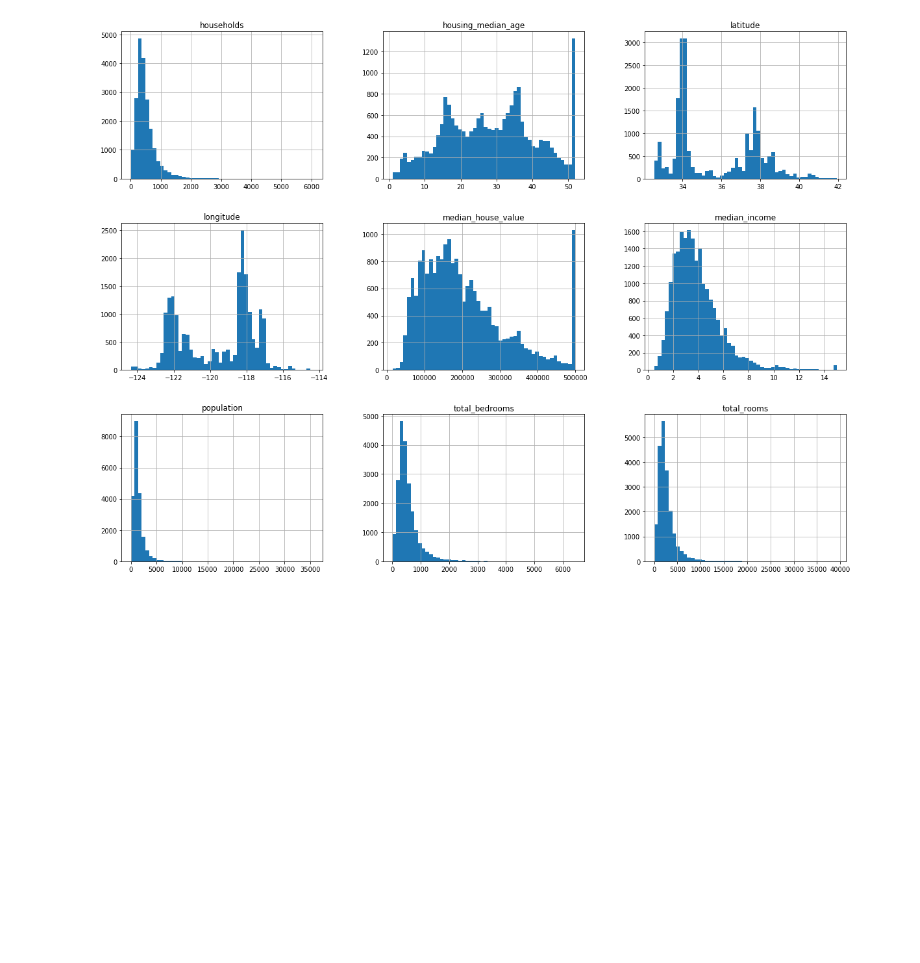
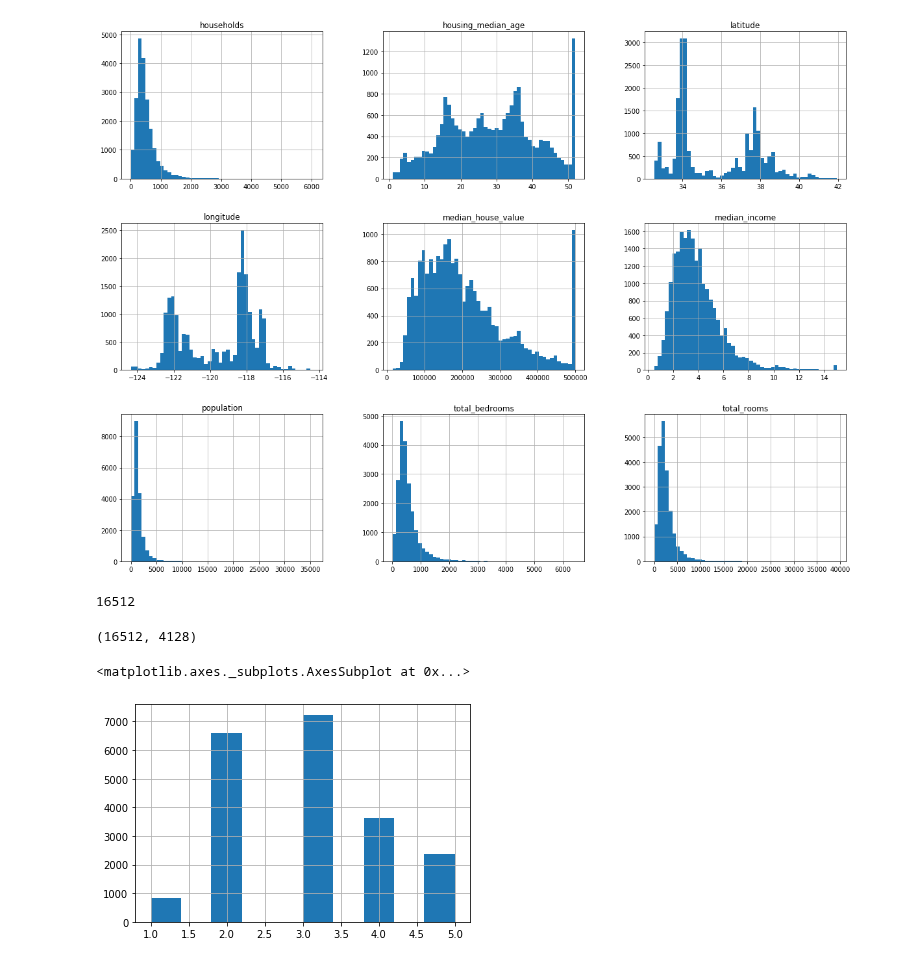
Before and after one commit to umeshraj/hands_on_ml, a Jupyter notebook: 02_end_to_end_machine_learning_project.ipynb, the cells around one changed output. Drawn from its saved outputs; the diff is of its cells as text; code cells hidden in the pictures; blank space fills up the shorter version.

Commit message:
More data exploration of housing data

```diff
--- a/02_end_to_end_machine_learning_project.ipynb
+++ b/02_end_to_end_machine_learning_project.ipynb
@@ -81,0 +96,20 @@ housing.hist(bins=50,figsize=(20, 15));
+# %%
+train_set, test_set = split_train_test(housing, 0.2)
+len(train_set)
+# %% [output]
+16512
+# %%
+from sklearn.model_selection import train_test_split
+
+train_set, test_set = train_test_split(housing, test_size=0.2, random_state=42)
+len(train_set), len(test_set)
+# %% [output]
+(16512, 4128)
+# %%
+# make categories of median income
+
+housing['income_cat'] = pd.cut(housing['median_income'], bins=[0, 1.5, 3, 4.5, 6,np.inf], labels=[1,2,3,4,5])
+housing['income_cat'].hist()
+# %% [output]
+<matplotlib.axes._subplots.AxesSubplot at 0x...>
+[figure, added]
```
Also changed, not shown: parts of 11 cells of this notebook.
